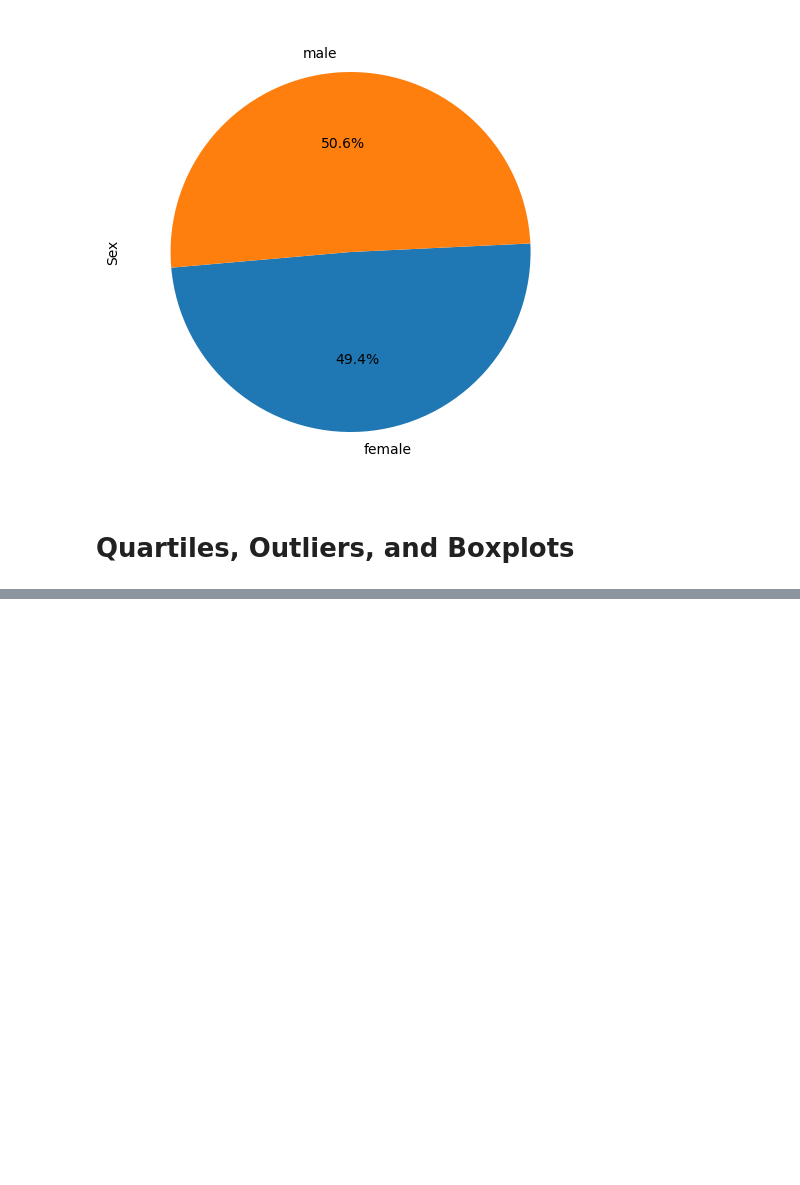
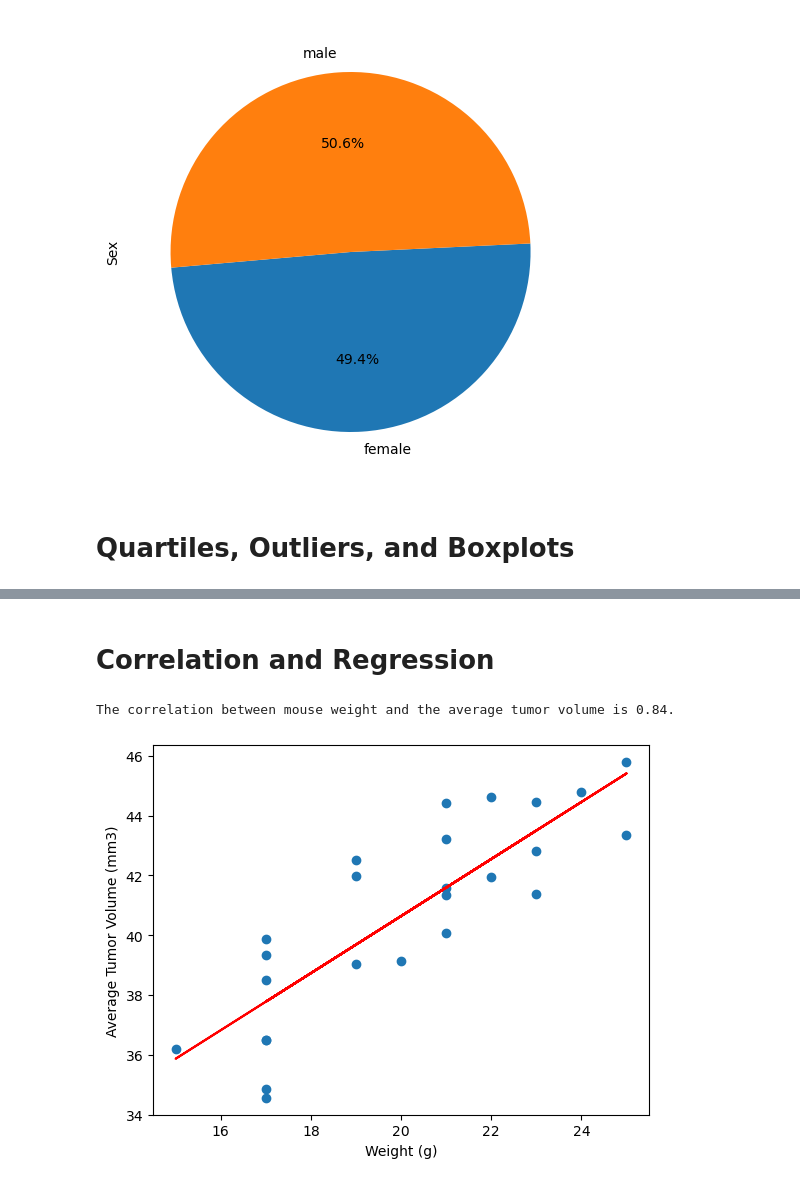
Before and after one commit to ashley-charles/Pymaceuticals, a Jupyter notebook: Pymaceuticals.ipynb, the cells around one changed output, grey strips where cells are left out. Cells and saved outputs as stored; diff of their text form; code cells hidden in the pictures; blank space fills up the shorter version.

```diff
--- a/Pymaceuticals.ipynb
+++ b/Pymaceuticals.ipynb
@@ -200,0 +268,28 @@ IQR
+# %% [markdown]
+# Correlation and Regression
+# %%
+capomulin_df = clean_mouse_id_filtered_df.loc[clean_mouse_id_filtered_df['Drug Regimen'] == 'Capomulin']
+avg_vol_df = pd.DataFrame(capomulin_df.groupby('Mouse ID')['Tumor Volume (mm3)'].mean().sort_values()).reset_index().rename(columns={'Tumor Volume (mm3)': 'avg_tumor_vol'})
+avg_vol_df = pd.merge(capomulin_df, avg_vol_df, on='Mouse ID')
+final_avg_vol_df = avg_vol_df[['Weight (g)', 'avg_tumor_vol']].drop_duplicates()
+final_avg_vol_df
+x = final_avg_vol_df['Weight (g)']
+y = final_avg_vol_df['avg_tumor_vol']
+
+correlation = st.pearsonr(x,y)
+
+print(f"""The correlation between mouse weight and the average tumor volume is {round(correlation[0],2)}.""")
+
+(slope, intercept, rvalue, pvalue, stderr) = linregress(x, y)
+regress_values = x * slope + intercept
+line_eq = "y = " + str(round(slope,2)) + "x + " + str(round(intercept,2))
+
+plt.scatter(x,y)
+plt.plot(x,regress_values,"r-")
+
+plt.xlabel("Weight (g)")
+plt.ylabel("Average Tumor Volume (mm3)")
+plt.show()
+# %% [output]
+The correlation between mouse weight and the average tumor volume is 0.84.
+[figure, added]
```
Also changed, not shown: parts of 15 cells of this notebook.
